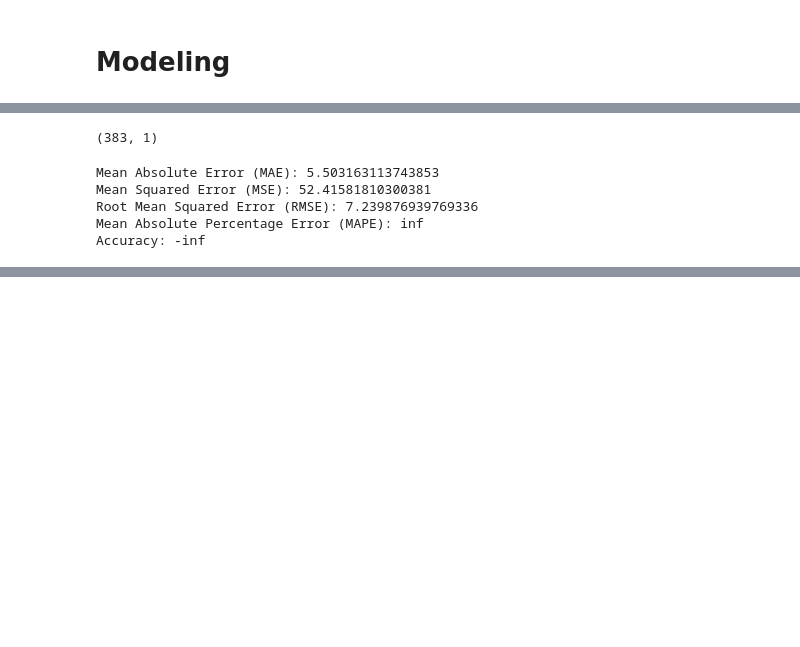
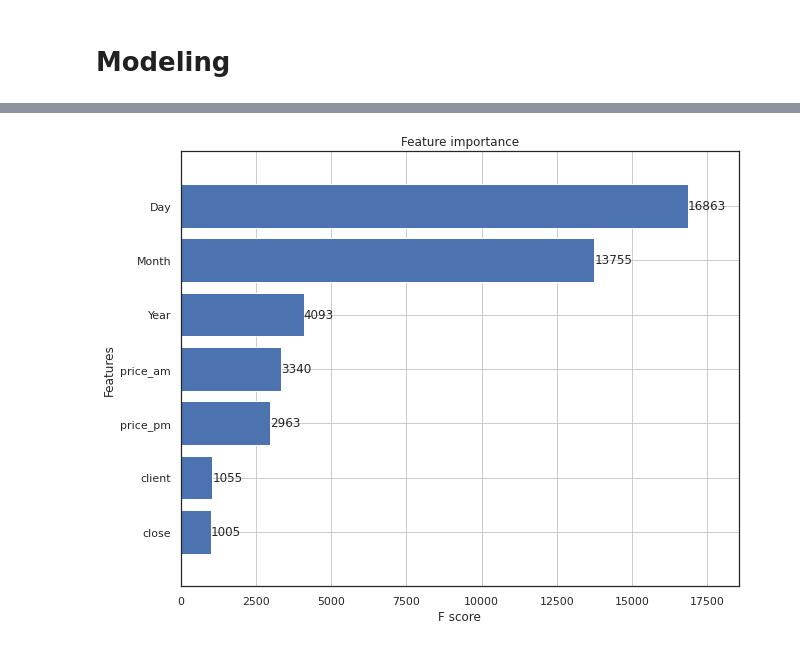
Before and after one commit to shima2920/data-analysis, a Jupyter notebook: SIGNATE_Moving_Company_Forecast_XGBoost.ipynb, the cells around one changed output, grey strips where cells are left out. Drawn from its saved outputs; the diff is of its cells as text; code cells hidden in the pictures; blank space fills up the shorter version.

```diff
--- a/SIGNATE_Moving_Company_Forecast_XGBoost.ipynb
+++ b/SIGNATE_Moving_Company_Forecast_XGBoost.ipynb
@@ -347,10 +322,0 @@ print(random_grid)
-# %%
-from sklearn.model_selection import RandomizedSearchCV
-# Use the random grid to search for best hyperparameters
-# First create the base model to tune
-rf =  RandomForestRegressor()
-# Random search of parameters, using 3 fold cross validation,
-# search across 100 different combinations, and use all available cores
-rf_random = RandomizedSearchCV(estimator = rf, param_distributions = random_grid, n_iter = 100, cv = 3, verbose=2, random_state=42, n_jobs = -1)
-# Fit the random search model
-rf_random.fit(x_train, y_train)
@@ -395,17 +322,0 @@ y_pred_test.shape
-# %%
-y_test.shape
-# %% [output]
-(383, 1)
-# %%
-print('Mean Absolute Error (MAE):', metrics.mean_absolute_error(y_test, y_pred_test))
-print('Mean Squared Error (MSE):', metrics.mean_squared_error(y_test, y_pred_test))
-print('Root Mean Squared Error (RMSE):', np.sqrt(metrics.mean_squared_error(y_test, y_pred_test)))
-mape = np.mean(np.abs((y_test - y_pred_test) / np.abs(y_test)))
-print('Mean Absolute Percentage Error (MAPE):', round(mape * 100, 2))
-print('Accuracy:', round(100*(1 - mape), 2))
-# %% [output]
-Mean Absolute Error (MAE): 5.503163113743853
-Mean Squared Error (MSE): 52.41581810300381
-Root Mean Squared Error (RMSE): 7.239876939769336
-Mean Absolute Percentage Error (MAPE): inf
-Accuracy: -inf
@@ -416,0 +323,27 @@ sample_submission.to_csv('submit_RandomForest.csv', header=False, index=False)
+# %%
+xgb_params = {
+    "objective": 'reg:linear',# reg:linear(線形回帰), reg:logistic(ロジスティック回帰), binary:logistic(2項分類で確率を返す), multi:softmax(多項分類でクラスの値を返す)
+    "eval_metric":"rmse",# rmse(2乗平均平方根誤差), logloss(負の対数尺度), error(2-クラス分類のエラー率), merror(多クラス分類のエラー率)
+                         # mlogloss(多クラスの対数損失), aue(ROC曲線下の面積で性能の良さを表す), mae(平均絶対誤差)
+    'max_depth': 7,#決定木の深さの最大値。値が大きいほどモデルが複雑になるため、過学習する可能性が高くなる。
+    'eta': 0.005, #過学習防止のためのパラメータで学習率を調整することができる。小さくするとモデルの分類エイを高めることができる
+    'min_child_weight': 1, #決定木の葉の重みの下限を意味する。重みの合計値がmin_child_weight未満であれば、それ以上の分割は行われません(つまり決定木が大きくならないようにします)。
+    'base_score': np.mean(y_train)# base prediction = mean(target)
+    }
+# %%
+#XGBoost用にデータを生成
+dm_train = xgb.DMatrix(x_train, label = y_train)
+dm_test = xgb.DMatrix(x_test)
+trainRound = 500
+# %%
+#modelfit
+# early_stopping_roundsで指定したラウンド数の間で損失が減らなかったときに学習が打ち切られる
+model = xgb.train(xgb_params,
+                  dm_train,
+                  trainRound,
+                  verbose_eval=50)
+remain_num = 99
+fig, ax = plt.subplots(figsize=(10,8))
+xgb.plot_importance(model, max_num_features=remain_num, height=0.8, ax=ax)
+plt.show()
+# %% [output]
@@ -416,0 +351 @@ sample_submission.to_csv('submit_RandomForest.csv', header=False, index=False)
+[figure, added]
```
Also changed, not shown: parts of 14 cells of this notebook.
